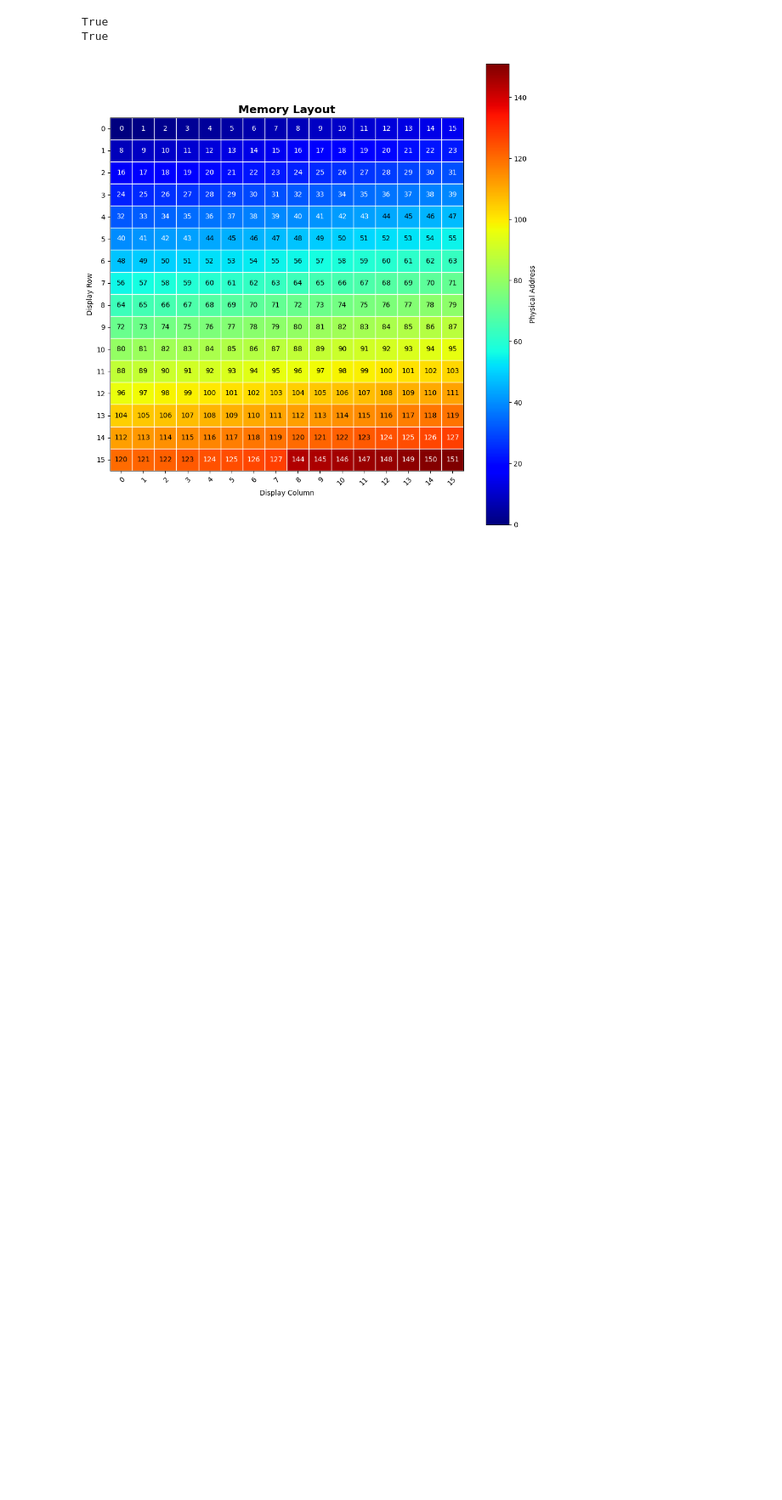
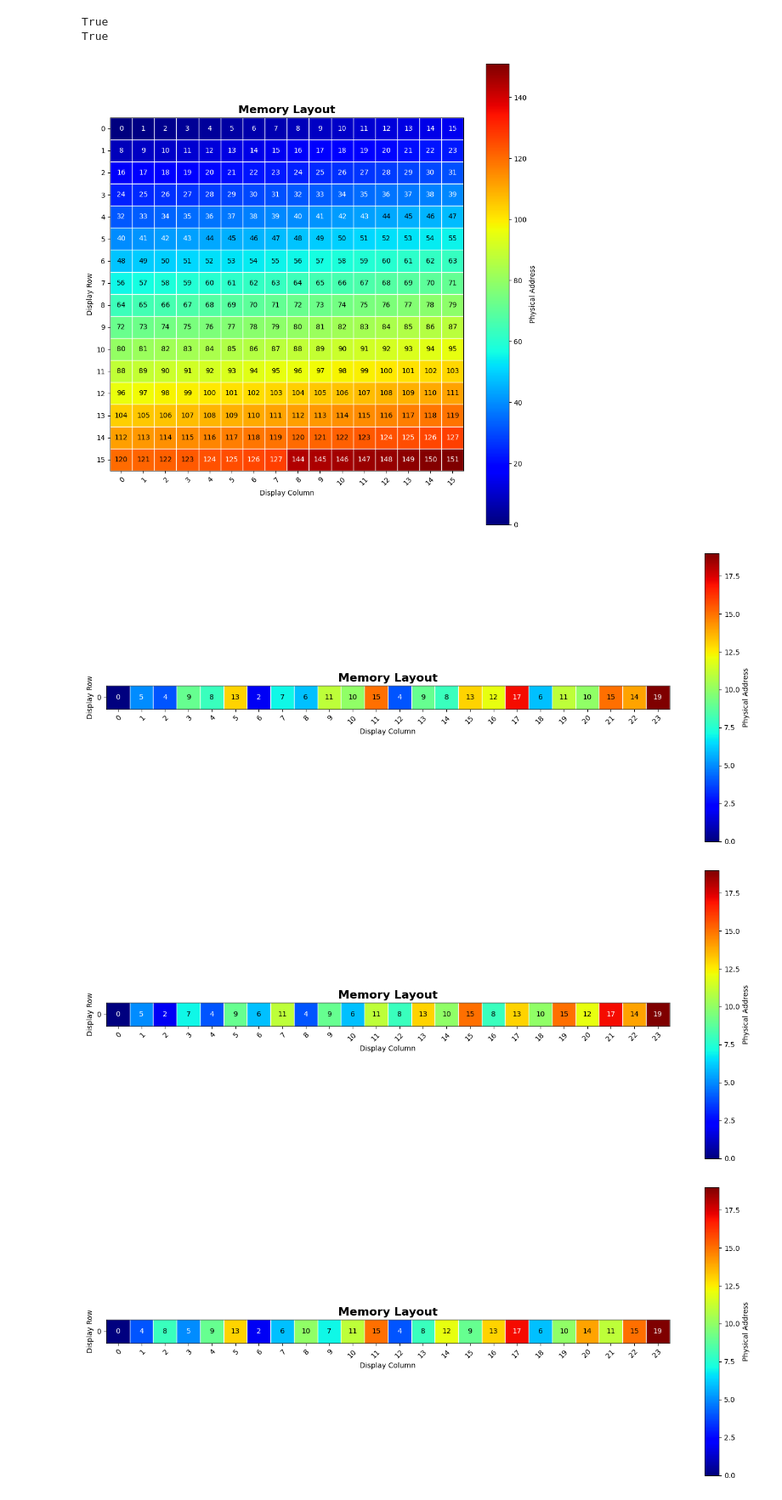
Before and after one commit to PranavDeepakSathya/CudaNotebooks, a Jupyter notebook: TCGEN5/Copy_instruction/verify_layout.ipynb, the cells around one changed output. Shown at 85% size. Saved outputs shown, nothing was run; the diff lists cells and outputs as text; code cells hidden in the pictures; blank space fills up the shorter version.

```diff
--- a/TCGEN5/Copy_instruction/verify_layout.ipynb
+++ b/TCGEN5/Copy_instruction/verify_layout.ipynb
@@ -107,3 +107,24 @@ d = Draw(L.final_layout, display_dim = 16, order = "col")
 d.show()
 # %% [output]
 [figure]
+# %%
+shape = (2,3,4)
+stride = (5,4,2)
+
+Layout_dict = {}
+draws_dict = {}
+perms = [(0,1,2), (0,2,1),(1,0,2),(1,2,0), (2,0,1), (2,1,0)]
+for p in perms:
+  x,y,z = p
+  shape_new = (shape[x], shape[y], shape[z])
+  stride_new = (stride[x], stride[y], stride[z])
+  Layout_dict[p] = Layout(shape_new, stride_new)
+  Layout_dict[p].realize()
+  draws_dict[p] = Draw(Layout_dict[p].realized_layout, display_dim=24)
+# %%
+for p in perms:
+  draws_dict[p].show()
+# %% [output]
+[figure, added]
+[figure, added]
+[figure, added]
```
Also changed, not shown: parts of 2 cells of this notebook.
